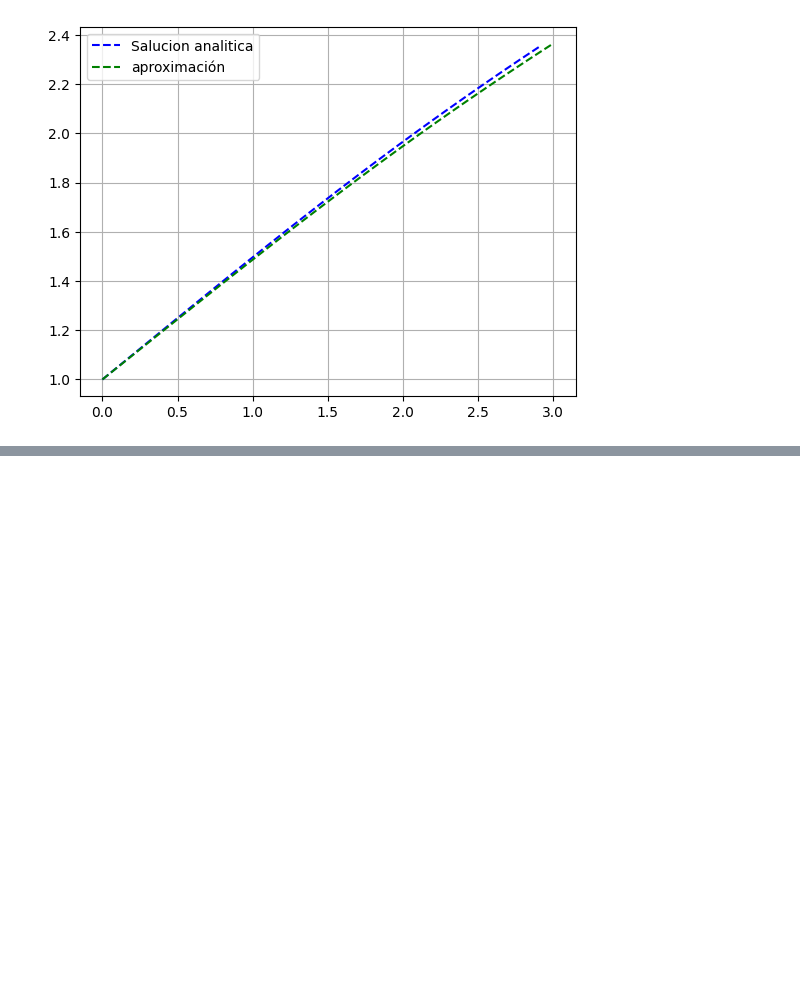
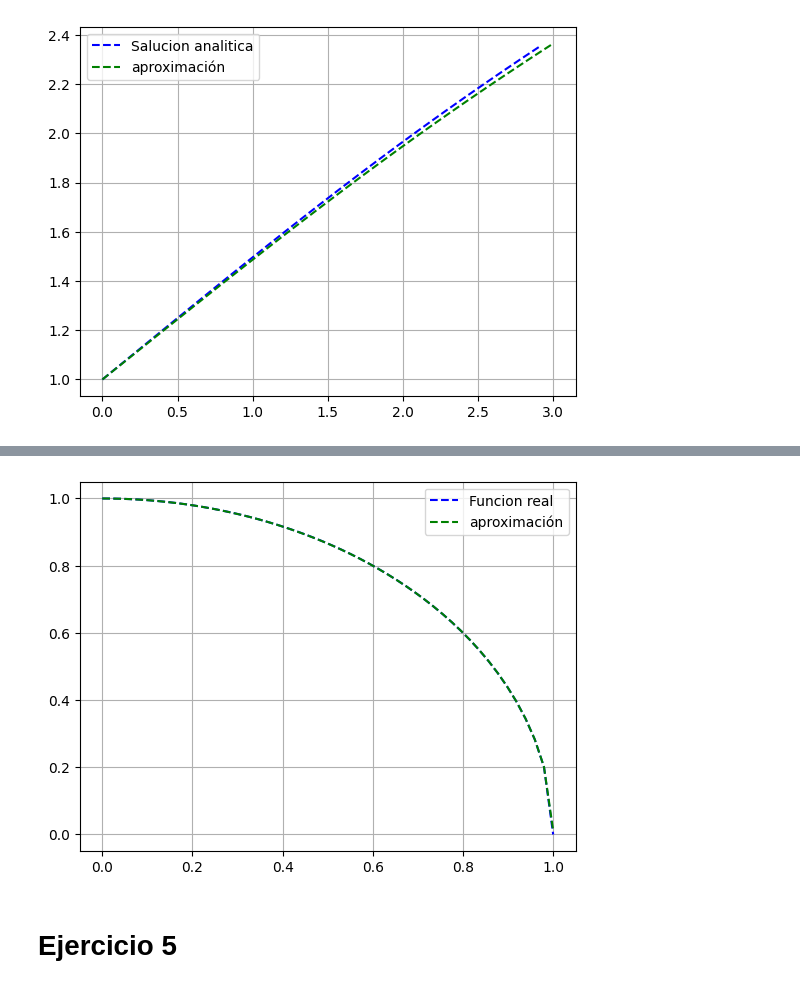
Before and after one commit to AlejandroZitzuMoto/Metodos-Numericos, a Jupyter notebook: Trabajos/Ecuaciones Diferenciales.ipynb, the cells around one changed output, grey strips where cells are left out. Saved outputs shown, nothing was run; the diff lists cells and outputs as text; code cells hidden in the pictures; blank space fills up the shorter version.

```diff
--- a/Trabajos/Ecuaciones Diferenciales.ipynb
+++ b/Trabajos/Ecuaciones Diferenciales.ipynb
@@ -74,0 +94,16 @@ plt.grid()
+# %%
+f = lambda x,y: -(x**3 + x*y**2)/(x**2*y + y**3)
+f2 = lambda x: np.sqrt(1 - x**2)
+n = 50
+x = np.linspace(0,1,n)
+y = Ed.trapecio_disc(f,[0,1],1,nptos = n)
+plt.figure()
+plt.plot(x,f2(x), 'b--', label = 'Funcion real')
+plt.plot(x,y, 'g--', label = 'aproximación')
+plt.legend()
+
+plt.grid()
+# %% [output]
+[figure, added]
+# %% [markdown]
+# Ejercicio 5
```
Also changed, not shown: parts of 7 cells of this notebook, 1 other file.
